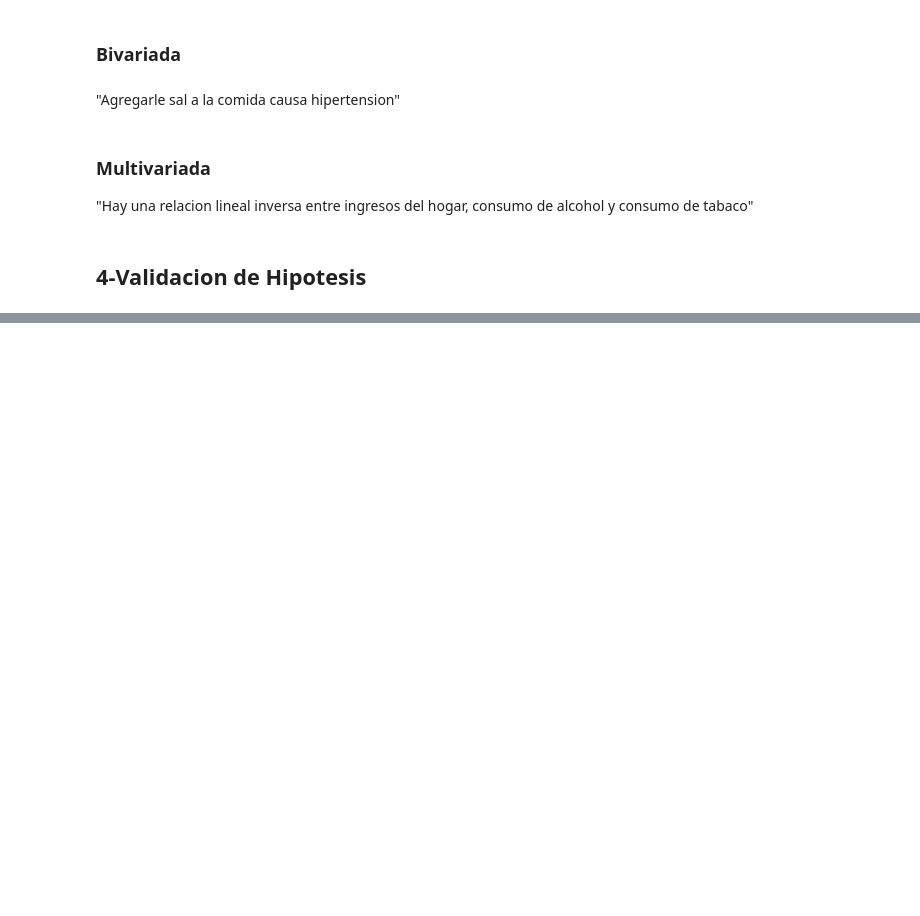
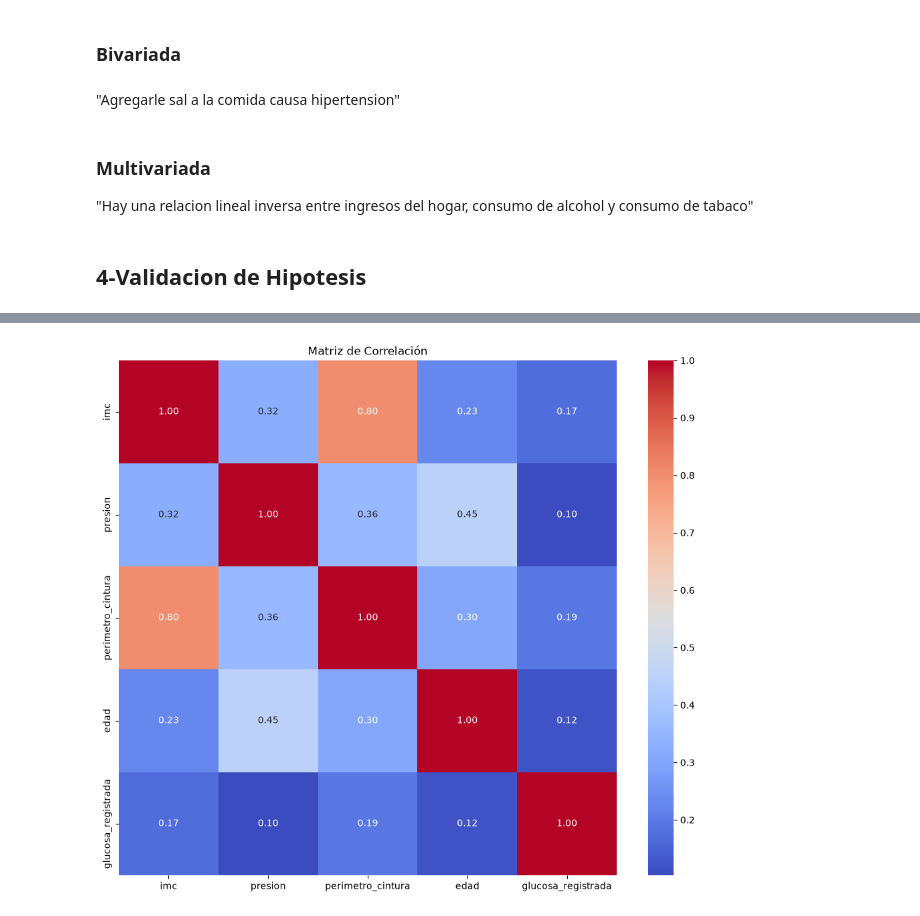
Before and after one commit to agustinlopezgh/TPE-FdlCdD-2026, a Jupyter notebook: Pruebas1.ipynb, the cells around one changed output, grey strips where cells are left out. Drawn from its saved outputs; the diff is of its cells as text; code cells hidden in the pictures; blank space fills up the shorter version.

```diff
--- a/Pruebas1.ipynb
+++ b/Pruebas1.ipynb
@@ -157,0 +216,5 @@ Analizando los datos, y viendo la cantidad de columnas(287), nos parecio mas con
+# %%
+dataset_hip_5 = dataset_hip_5.dropna(axis=0, how="any")
+dataset_hip_5 = dataset_hip_5.reset_index(drop=True)
+print(dataset_hip_5.info())
+print(dataset_hip_5.describe())
@@ -157,0 +239,8 @@ Analizando los datos, y viendo la cantidad de columnas(287), nos parecio mas con
+# %%
+correlation_matrix = dataset_hip_5.corr()
+plt.figure(figsize=(12, 10))
+sns.heatmap(correlation_matrix, annot=True, cmap='coolwarm', fmt=".2f")
+plt.title('Matriz de Correlación')
+plt.show()
+# %% [output]
+[figure, added]
```
Also changed, not shown: parts of 10 cells of this notebook, 1 other file.
